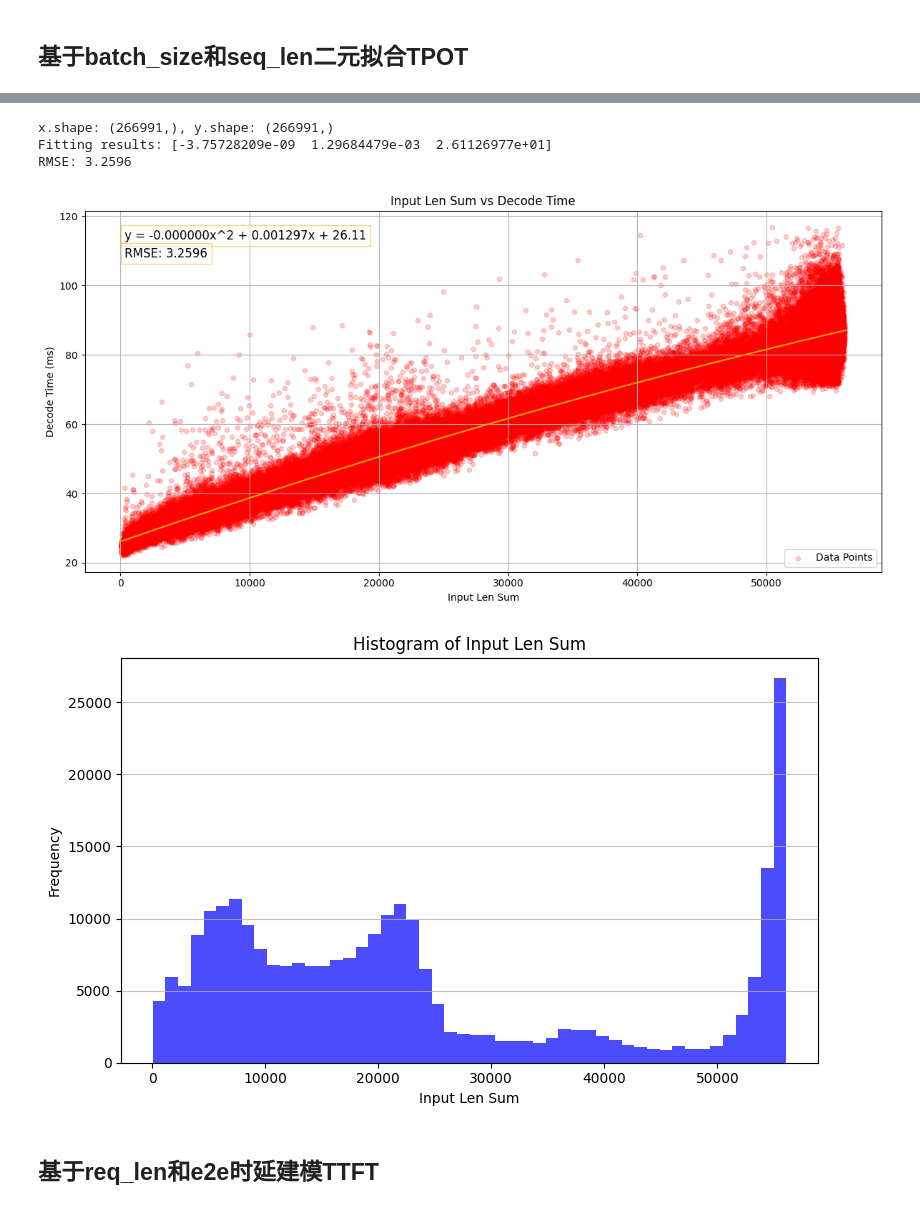
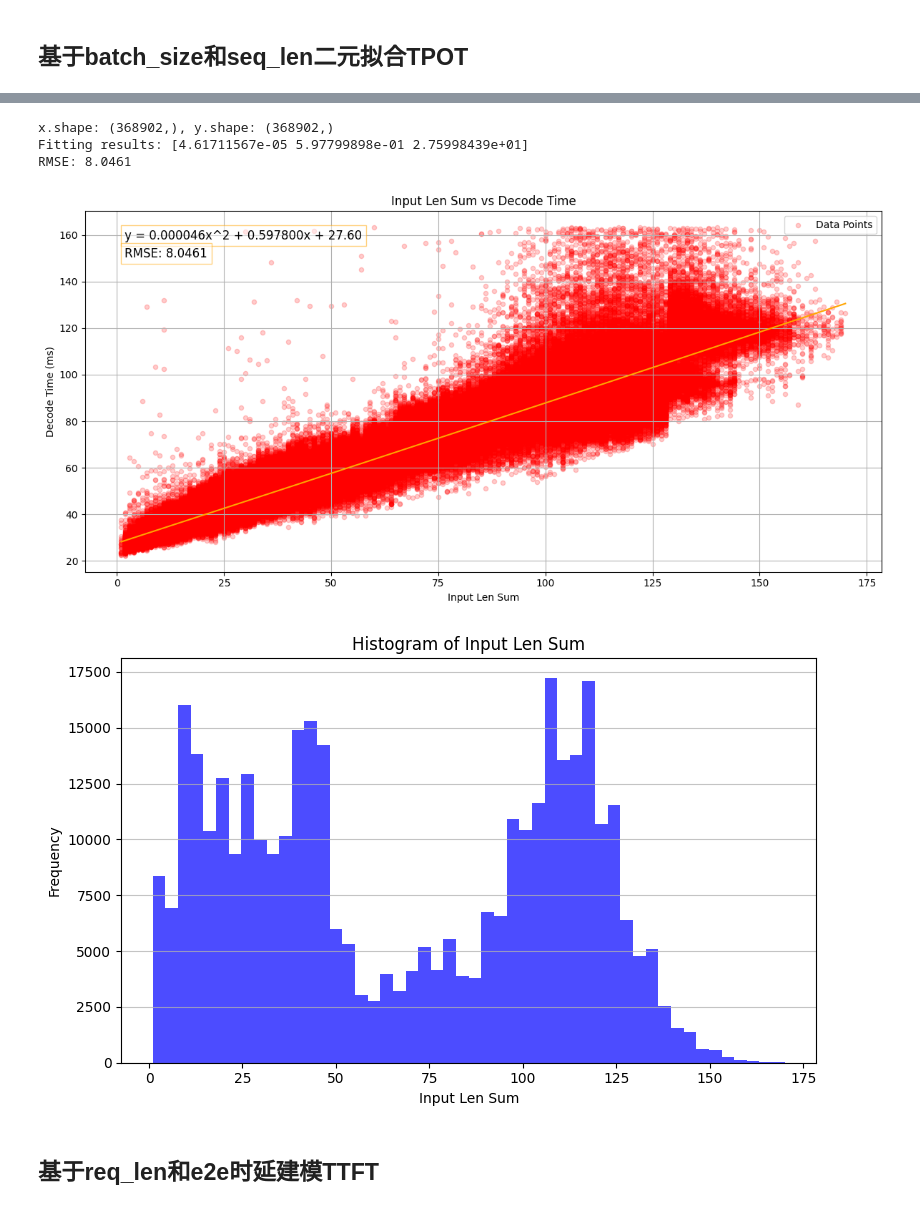
Before and after one commit to Lai-JX/Llumnix, a Jupyter notebook: benchmark_test/analysis/profile/profile.ipynb, the cells around one changed output, grey strips where cells are left out. Drawn from its saved outputs; the diff is of its cells as text; code cells hidden in the pictures.

```diff
--- a/benchmark_test/analysis/profile/profile.ipynb
+++ b/benchmark_test/analysis/profile/profile.ipynb
@@ -27,0 +49,25 @@ Lower bound: 30.93315069995176, Upper bound: 117.2829117786997
+# %%
+from benchmark_test.analysis.profile.profile import InstanceDecodeProfilerV2
+
+
+instance_file_dir = '/workspace/llm-serve/Llumnix/benchmark_test/logs/A6000-2-concurrency-1/llama-7b/poisson'
+instance_profile = InstanceDecodeProfilerV2(instance_file_dir, tp=2, enable_pd=True, is_verbose=True)
+instance_profile.get_pdd_instance_info()
+print(f"filter_count: {instance_profile.filter_count}")
+y_pred = instance_profile.plot_result()
+
+# 对比原始数据与预测
+y = instance_profile.y_values
+plt.figure(figsize=(8, 5))
+plt.scatter(y, y_pred, c='purple', alpha=0.1, )
+plt.plot([min(y), max(y)], [min(y), max(y)], 'k--', label='Perfect Fit')
+# 显示表达式
+plt.text(0.05, 0.95, f'Fit: y = {instance_profile.model.coef_[0]:.4f}x1 + {instance_profile.model.coef_[1]:.4f}x2 + {instance_profile.model.intercept_:.4f}',
+         transform=plt.gca().transAxes, fontsize=12, verticalalignment='top', bbox=dict(facecolor='white', edgecolor='orange', alpha=0.5))
+plt.text(0.05, 0.88, f'RMSE: {instance_profile.rmse:.4f}', transform=plt.gca().transAxes, fontsize=12,
+         verticalalignment='top', bbox=dict(facecolor='white', edgecolor='orange', alpha=0.5))
+plt.xlabel('Actual Time (ms)')
+plt.ylabel('Predicted Time (ms)')
+plt.title('Multivariate Linear Regression Fit')  # 多元线性拟合
+plt.legend()
+plt.show()
@@ -28,10 +168,10 @@ Lower bound: 30.93315069995176, Upper bound: 117.2829117786997
 # %% [markdown]
 ## 基于batch_size和seq_len二元拟合TPOT
 # %%
-from benchmark_test.analysis.profile.profile import InstanceProfile, InstanceDecodeProfiler
+from benchmark_test.analysis.profile.profile import InstanceProfile, InstanceDecodeProfiler, InstanceDecodeProfilerV2
 import matplotlib.pyplot as plt
-instance_file_dir = '/workspace/llm-serve/Llumnix/benchmark_test/logs/A6000-2-formal2-concurrency-1-pdd-4/llama-13b/poisson'
-instance_profile = InstanceDecodeProfiler(instance_file_dir, enable_pd=True)
+instance_file_dir = '/workspace/llm-serve/Llumnix/benchmark_test/logs/A6000-2-concurrency-1/llama-13b/poisson'
+instance_profile = InstanceDecodeProfiler(instance_file_dir, tp=1, enable_pd=True)
 instance_profile.get_pdd_instance_info()
 print(f"filter_count: {instance_profile.filter_count}")
 y_pred = instance_profile.plot_result()
@@ -185,41 +340,48 @@ def plot_data(x,y,x_label='Input Len', y_label='Decode Time (ms)', title='Input
     axs.set_xlabel(x_label)
     axs.set_ylabel(y_label)
     axs.legend()
     axs.grid(True)
     plt.tight_layout()
     # plt.savefig(f'token_num_vs_avg_step_time.png')
     plt.show()
 
 # x = instance_profile.x_values[:,1]
 # y = instance_profile.y_values
 # plot_data(x, y, 'Max Input Len', 'Decode Time (ms)', f'Max Input Len vs Decode Time')
 
-x = instance_profile.req_len_sum
+instance_file_dir = '/workspace/llm-serve/Llumnix/benchmark_test/logs/A6000-2-concurrency-1/llama-7b/poisson'
+instance_profile = InstanceDecodeProfiler(instance_file_dir, tp=1, enable_pd=True)
+instance_profile.get_pdd_instance_info()
+
+x = instance_profile.bs
 y = instance_profile.y_values
 # x只取小于等于256的值，首先获取索引
 valid_indices = np.where(x <= 100000)[0]
-x1 = x[valid_indices]
-y1 = y[valid_indices]
+# x1 = x[valid_indices]
+# y1 = y[valid_indices]
+
+x1 = x
+y1 = y
 
 print(f'x.shape: {x1.shape}, y.shape: {y1.shape}')
 plot_data(x1, y1, 'Input Len Sum', 'Decode Time (ms)', f'Input Len Sum vs Decode Time')
 # for idx in valid_indices:
 #     print(f"Index: {idx}, {instance_profile.x_values[idx]}, Input Len Sum: {x[idx]}, Decode Time: {y[idx]}")
 # 绘制x1直方图
 plt.figure(figsize=(8, 5))
 plt.hist(x1, bins=50, color='blue', alpha=0.7)
 plt.xlabel('Input Len Sum')
 plt.ylabel('Frequency')
 plt.title('Histogram of Input Len Sum')
 plt.grid(axis='y', alpha=0.75)
 plt.tight_layout()
 plt.show()
 # %% [output]
-x.shape: (266991,), y.shape: (266991,)
-Fitting results: [-3.75728209e-09  1.29684479e-03  2.61126977e+01]
-RMSE: 3.2596
+x.shape: (368902,), y.shape: (368902,)
+Fitting results: [4.61711567e-05 5.97799898e-01 2.75998439e+01]
+RMSE: 8.0461
-[figure, old version]
+[figure, new version]
-[figure, old version]
+[figure, new version]
 # %% [markdown]
 ## 基于req_len和e2e时延建模TTFT
 # %% [markdown]
```
Also changed, not shown: parts of 13 cells of this notebook, 12 other files.
